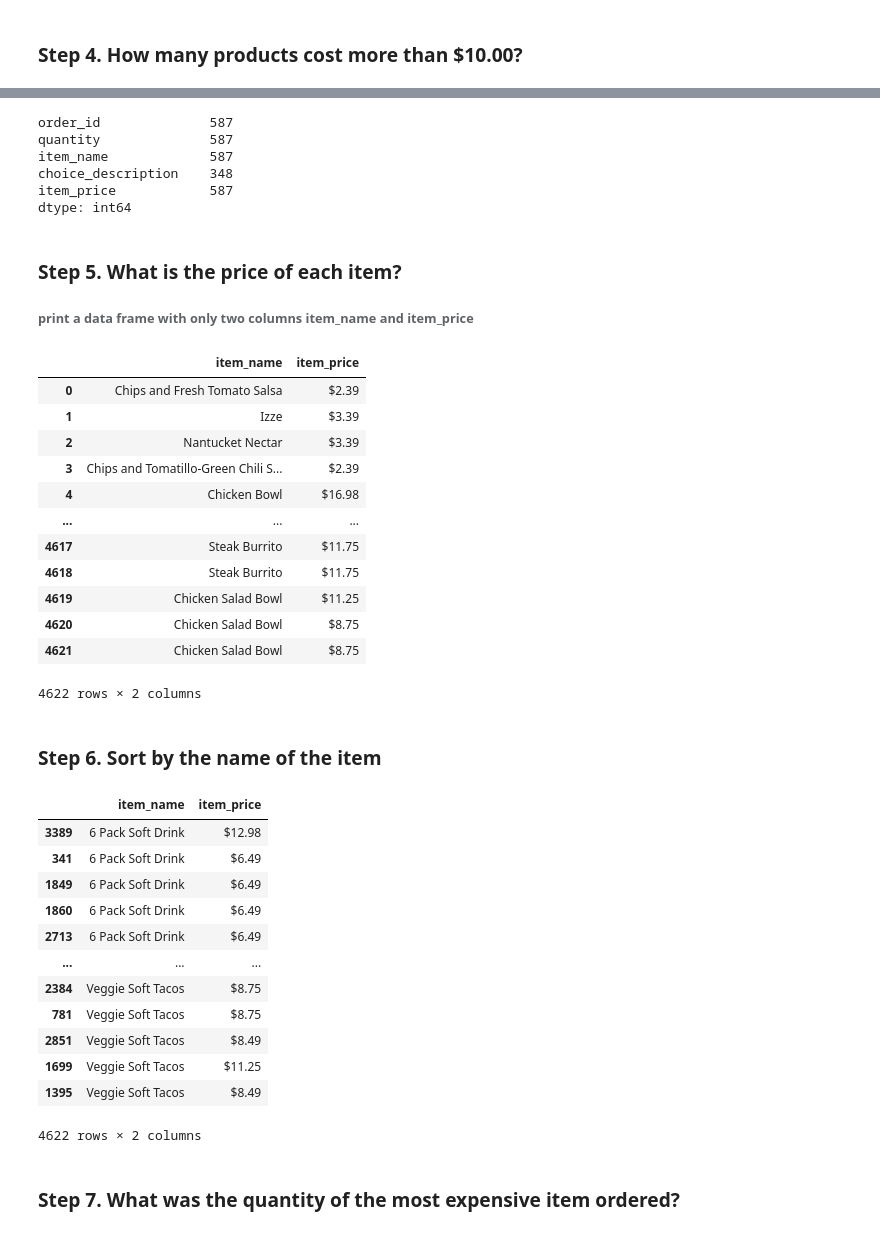
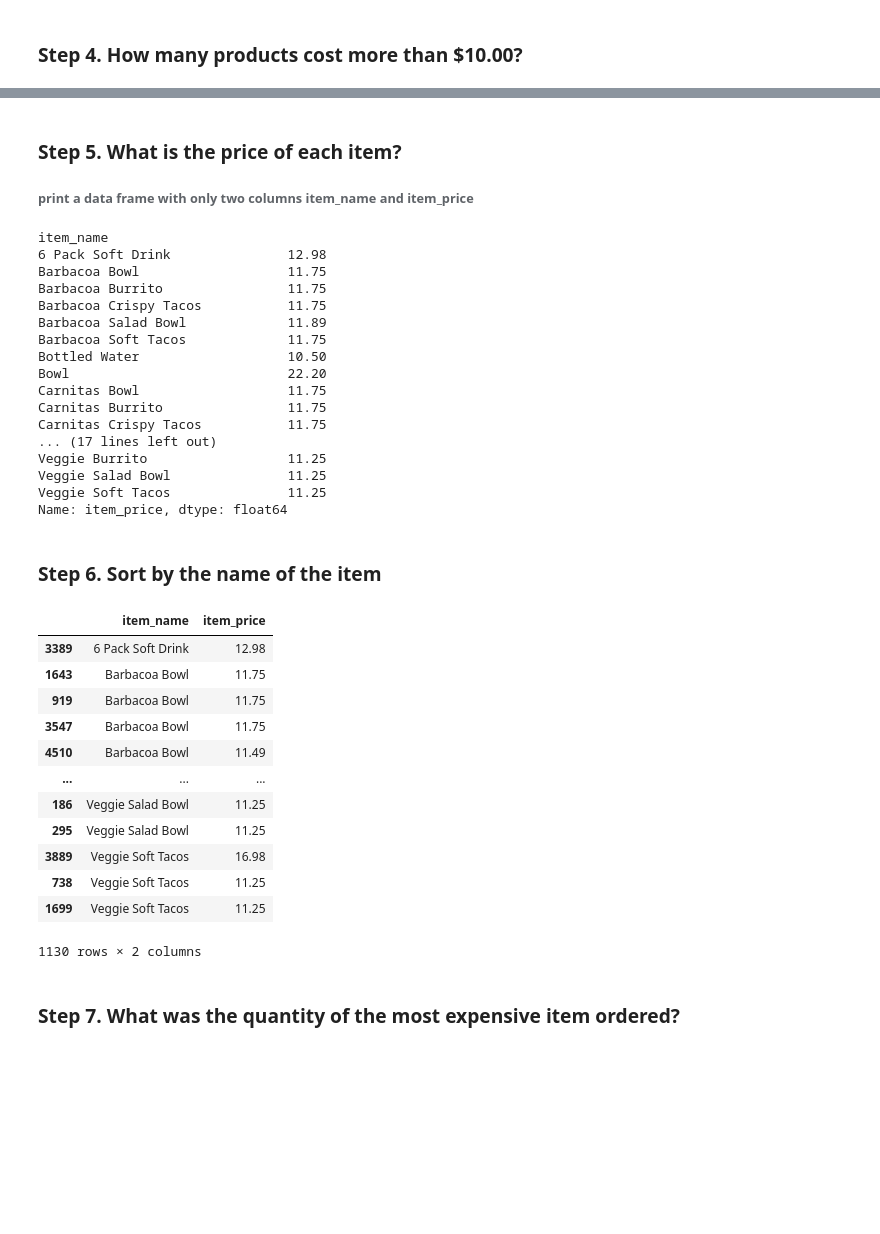
Before and after one commit to catearesu/Lab-Pandas-II, a Jupyter notebook: 2_2 - Pandas lab II.ipynb, the cells around one changed output, grey strips where cells are left out. Saved outputs shown, nothing was run; the diff lists cells and outputs as text; code cells hidden in the pictures; blank space fills up the shorter version.

```diff
--- a/2_2 - Pandas lab II.ipynb
+++ b/2_2 - Pandas lab II.ipynb
@@ -407,0 +517,3 @@ memory usage: 180.7+ KB
+# %%
+chipo.item_price = chipo.item_price.str.replace("$", "")
+chipo.item_price
@@ -407,0 +533,2 @@ memory usage: 180.7+ KB
+# %%
+chipo["item_price"] = chipo.item_price.astype("float64")
@@ -407,0 +539,4 @@ memory usage: 180.7+ KB
+# %%
+chipo_caro = chipo[chipo.item_price > 10][["item_name", "item_price"]]
+chipo_caro["item_name"].nunique()
+# 31 items cuestan más de 10$
@@ -418,50 +554,45 @@ item_price            4035
 dtype: int64
-# %%
-chipo[chipo["item_price"] <= "$10.00"].count()
-# %% [output]
-order_id              587
-quantity              587
-item_name             587
-choice_description    348
-item_price            587
-dtype: int64
 # %% [markdown]
 ### Step 5. What is the price of each item?
 ###### print a data frame with only two columns item_name and item_price
 # %%
-chipo[["item_name", "item_price"]]
+chipo_caro.groupby("item_name")["item_price"].first()
 # %% [output]
-|  | item_name | item_price |
-| 0 | Chips and Fresh Tomato Salsa | $2.39 |
-| 1 | Izze | $3.39 |
-| 2 | Nantucket Nectar | $3.39 |
-| 3 | Chips and Tomatillo-Green Chili S... | $2.39 |
-| 4 | Chicken Bowl | $16.98 |
-| ... | ... | ... |
-| 4617 | Steak Burrito | $11.75 |
-| 4618 | Steak Burrito | $11.75 |
-| 4619 | Chicken Salad Bowl | $11.25 |
-| 4620 | Chicken Salad Bowl | $8.75 |
-| 4621 | Chicken Salad Bowl | $8.75 |
-4622 rows × 2 columns
+item_name
+6 Pack Soft Drink               12.98
+Barbacoa Bowl                   11.75
+Barbacoa Burrito                11.75
+Barbacoa Crispy Tacos           11.75
+Barbacoa Salad Bowl             11.89
+Barbacoa Soft Tacos             11.75
+Bottled Water                   10.50
+Bowl                            22.20
+Carnitas Bowl                   11.75
+Carnitas Burrito                11.75
+Carnitas Crispy Tacos           11.75
+... (17 lines left out)
+Veggie Burrito                  11.25
+Veggie Salad Bowl               11.25
+Veggie Soft Tacos               11.25
+Name: item_price, dtype: float64
 # %% [markdown]
 ### Step 6. Sort by the name of the item
 # %%
-chipo.sort_values(by = "item_name", ascending = True)[["item_name", "item_price"]]
+chipo_caro.sort_values(by = "item_name", ascending = True)[["item_name", "item_price"]]
 # %% [output]
 |  | item_name | item_price |
-| 3389 | 6 Pack Soft Drink | $12.98 |
-| 341 | 6 Pack Soft Drink | $6.49 |
-| 1849 | 6 Pack Soft Drink | $6.49 |
-| 1860 | 6 Pack Soft Drink | $6.49 |
-| 2713 | 6 Pack Soft Drink | $6.49 |
+| 3389 | 6 Pack Soft Drink | 12.98 |
+| 1643 | Barbacoa Bowl | 11.75 |
+| 919 | Barbacoa Bowl | 11.75 |
+| 3547 | Barbacoa Bowl | 11.75 |
+| 4510 | Barbacoa Bowl | 11.49 |
 | ... | ... | ... |
-| 2384 | Veggie Soft Tacos | $8.75 |
-| 781 | Veggie Soft Tacos | $8.75 |
-| 2851 | Veggie Soft Tacos | $8.49 |
-| 1699 | Veggie Soft Tacos | $11.25 |
-| 1395 | Veggie Soft Tacos | $8.49 |
+| 186 | Veggie Salad Bowl | 11.25 |
+| 295 | Veggie Salad Bowl | 11.25 |
+| 3889 | Veggie Soft Tacos | 16.98 |
+| 738 | Veggie Soft Tacos | 11.25 |
+| 1699 | Veggie Soft Tacos | 11.25 |
-4622 rows × 2 columns
+1130 rows × 2 columns
 # %% [markdown]
 ### Step 7. What was the quantity of the most expensive item ordered?
 # %%
```
Also changed, not shown: parts of 27 cells of this notebook.
